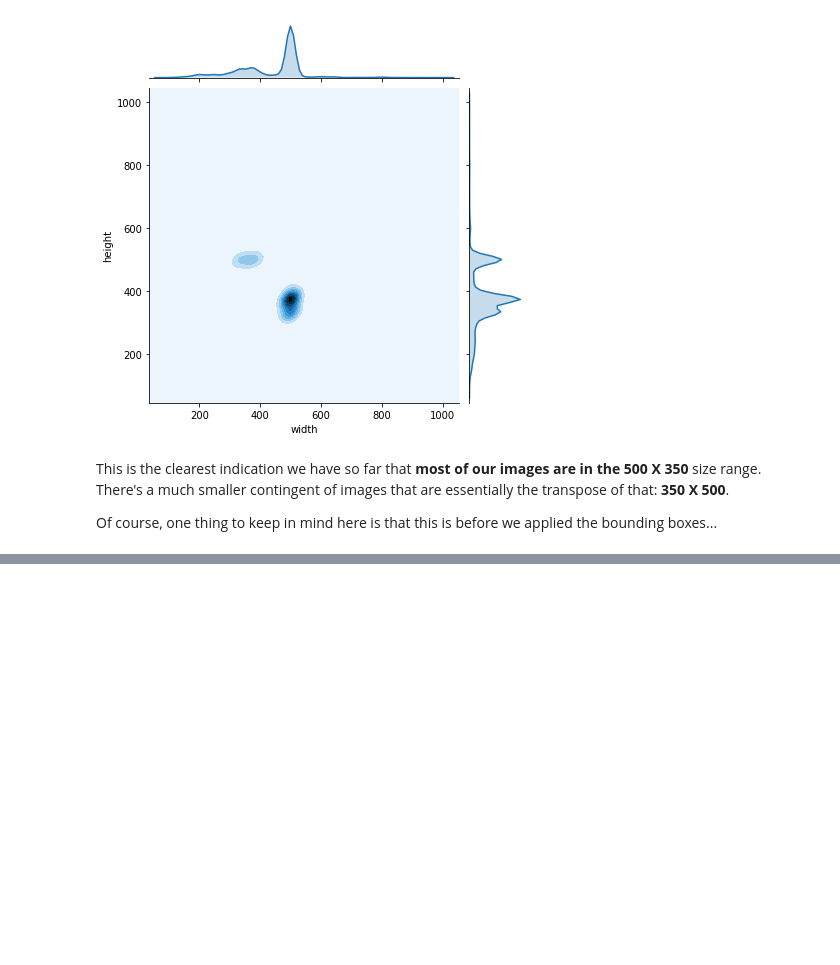
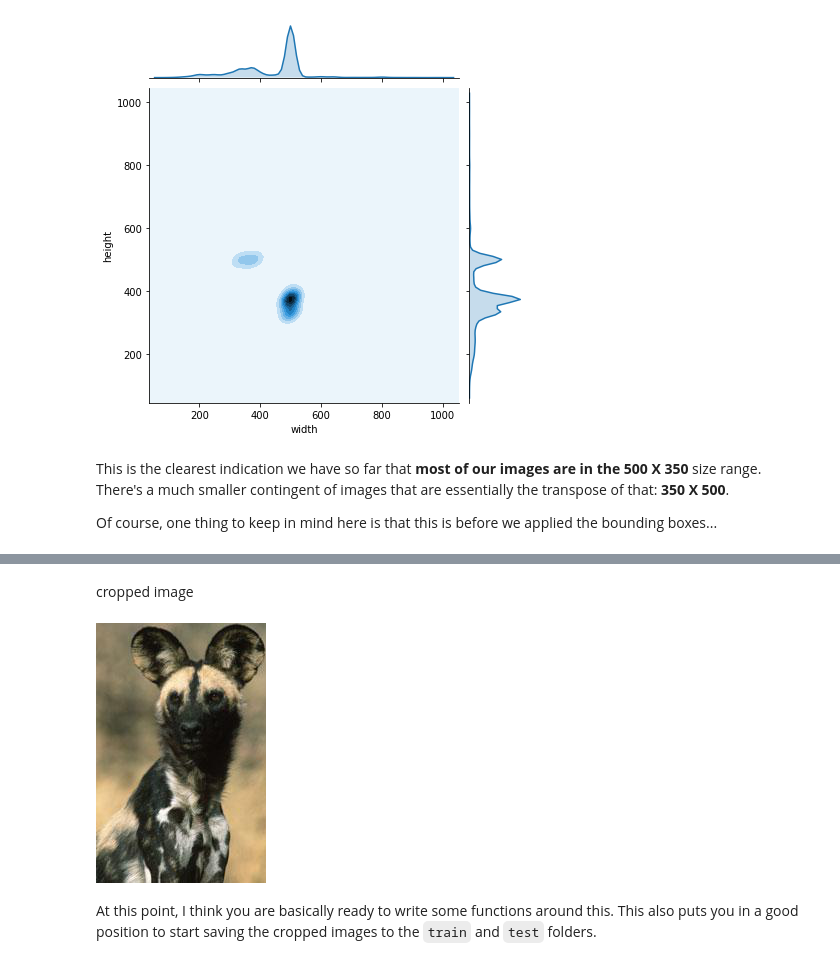
Before and after one commit to ZombieSocrates/ml-udacity-capstone, a Jupyter notebook: 1-Data_Exploration_Preprocessing.ipynb, the cells around one changed output, grey strips where cells are left out. Drawn from its saved outputs; the diff is of its cells as text; code cells hidden in the pictures; blank space fills up the shorter version.

Commit message:
Construct paths to unprocessed images and annotations

```diff
--- a/1-Data_Exploration_Preprocessing.ipynb
+++ b/1-Data_Exploration_Preprocessing.ipynb
@@ -332,0 +334,3 @@ Of course, one thing to keep in mind here is that this is before we applied the
+# %%
+test_jpg = "n02116738-African_hunting_dog/n02116738_9829.jpg"
+test_path = data_dir / "Images" / test_jpg
@@ -332,0 +374,5 @@ Of course, one thing to keep in mind here is that this is before we applied the
+# %%
+jpg_lbl = test_path.stem
+breed_dir = test_path.parent.stem
+test_annot_path = data_dir / "Annotation" / breed_dir / jpg_lbl
+test_annot_path.is_file()
@@ -332,0 +381,4 @@ Of course, one thing to keep in mind here is that this is before we applied the
+# %%
+import xmltodict
+with open(test_annot_path, "r") as fd:
+    test_xml = xmltodict.parse(fd.read())
@@ -332,0 +412,5 @@ Of course, one thing to keep in mind here is that this is before we applied the
+# %%
+left = int(test_xml["annotation"]["object"]["bndbox"]["xmin"])
+upper = int(test_xml["annotation"]["object"]["bndbox"]["ymin"])
+right = int(test_xml["annotation"]["object"]["bndbox"]["xmax"])
+lower = int(test_xml["annotation"]["object"]["bndbox"]["ymax"])
@@ -332,0 +423,9 @@ Of course, one thing to keep in mind here is that this is before we applied the
+# %% [markdown]
+cropped image
+# %%
+display(Image.open(test_path).crop(box = (left, top, right, bottom)))
+# %% [output]
+[figure, added]
+# %% [markdown]
+At this point, I think you are basically ready to write some functions around this.
+This also puts you in a good position to start saving the cropped images to the `train` and `test` folders.
```
Also changed, not shown: parts of 15 cells of this notebook, 1 other file.
